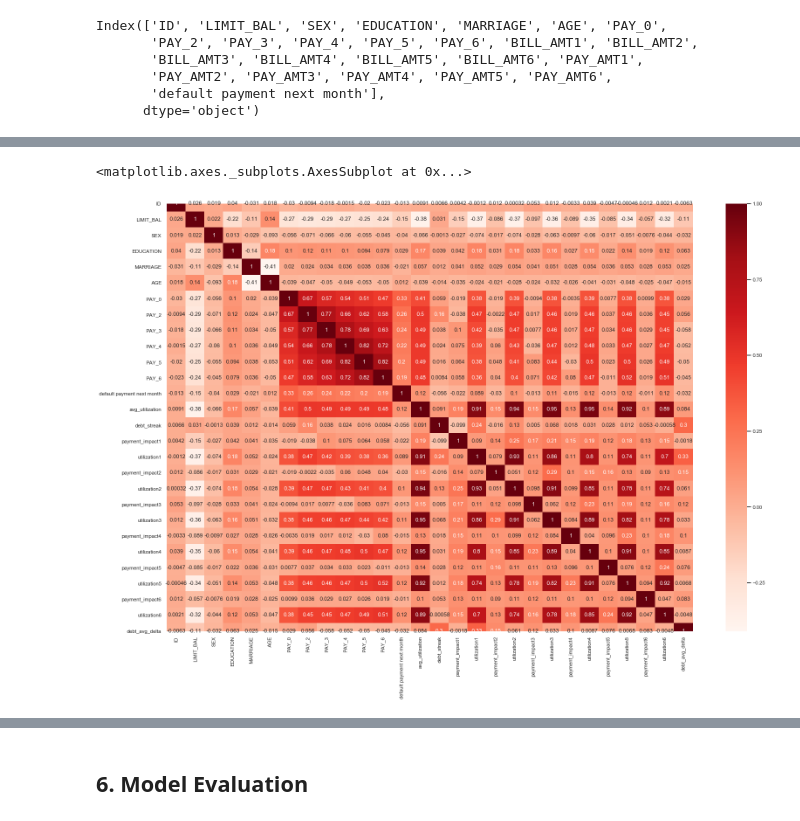
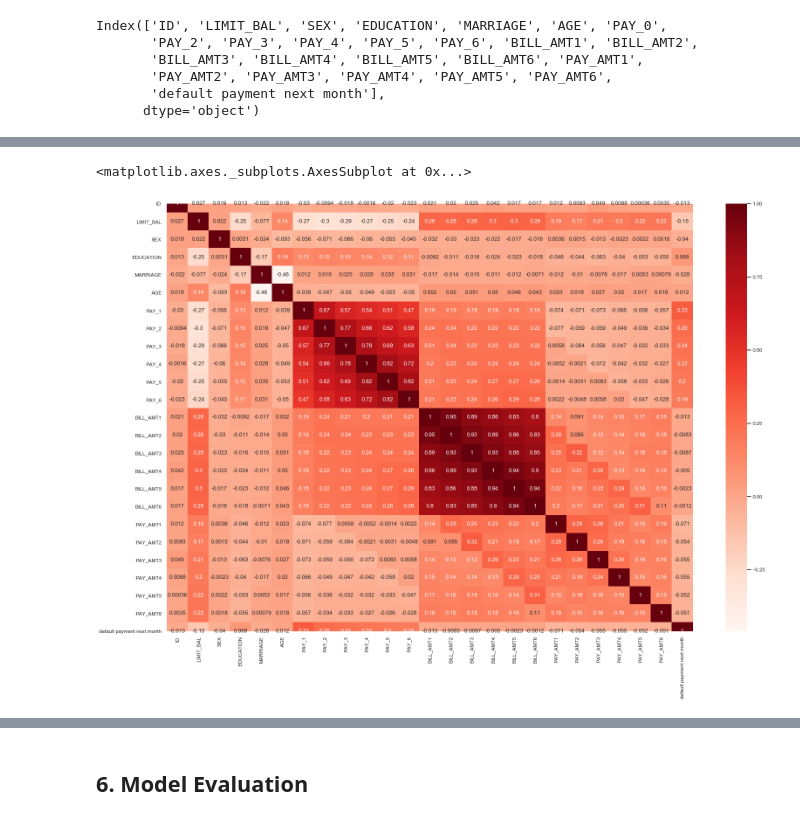
Before and after one commit to coreyryanhanson/nyc-mhtn-ds-010620-lectures, a Jupyter notebook: week-9/classification-assessment/working_assessment.ipynb, the cells around one changed output, grey strips where cells are left out. Drawn from its saved outputs; the diff is of its cells as text; code cells hidden in the pictures.

```diff
--- a/week-9/classification-assessment/working_assessment.ipynb
+++ b/week-9/classification-assessment/working_assessment.ipynb
@@ -166,0 +63,3 @@ df
+# %%
+df.boxplot('LIMIT_BAL')
+df=df[df['LIMIT_BAL']<900000]
@@ -166,0 +68,3 @@ df
+# %%
+df.rename(columns={"PAY_0":"PAY_1"}, inplace=True)
+df= credit_functions.replace_unknowns(df)
@@ -183,6 +92,0 @@ df
-# %%
-df.rename(columns={"PAY_0":"PAY_1"}, inplace=True)
-df= replace_unknowns(df)
-excluded = exclude_columns(["PAY_AMT", "BILL_AMT"])
-selection = df.drop(columns = excluded).columns
-selection
@@ -198,8 +93,7 @@ Index(['ID', 'LIMIT_BAL', 'SEX', 'EDUCATION', 'MARRIAGE', 'AGE', 'PAY_1',
 # %%
 sns.set(rc = {'figure.figsize':(27,18)})
 sns.set_context('talk' , font_scale=0.7)
-
-sns.heatmap(df[selection].corr(),cmap='Reds' , annot=True)
+sns.heatmap(df.corr(),cmap='Reds' , annot=True)
 # %% [output]
 <matplotlib.axes._subplots.AxesSubplot at 0x...>
-[figure, old version]
+[figure, new version]
```
Also changed, not shown: parts of 46 cells of this notebook, 1 other file.
